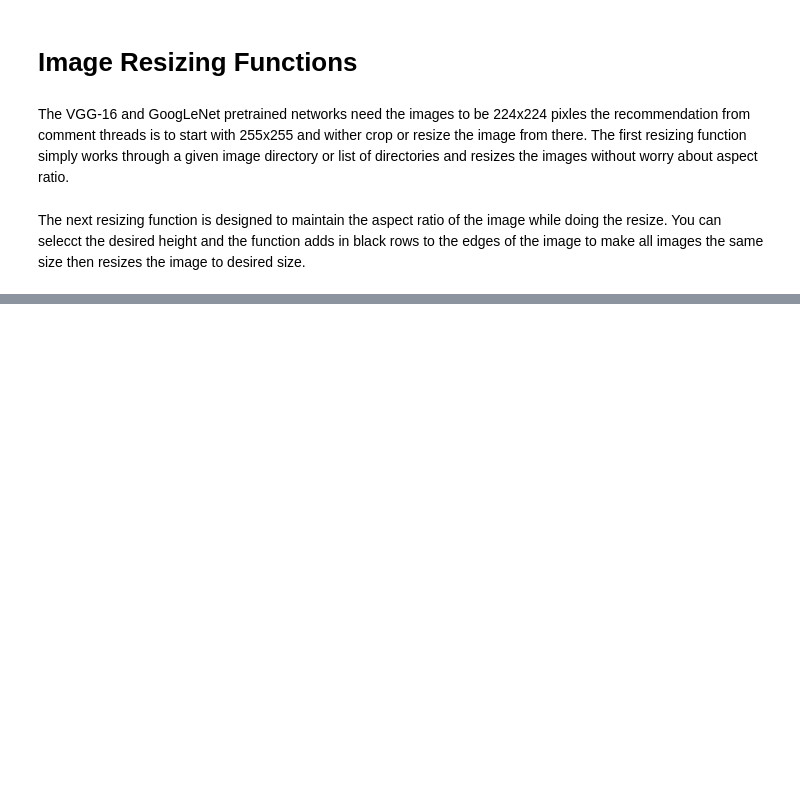
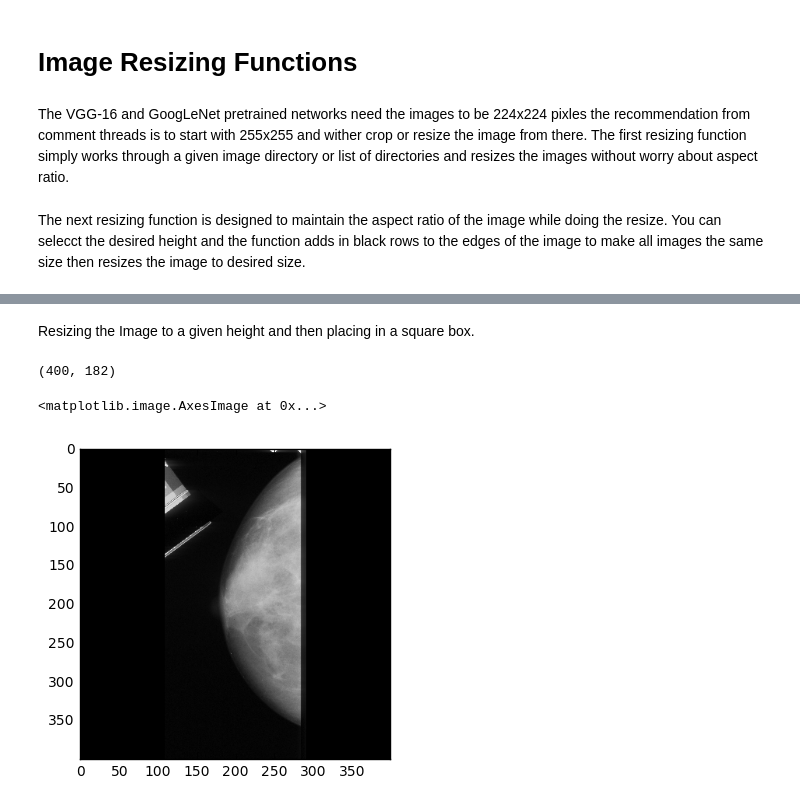
Before and after one commit to jnarhan/Breast_Cancer, a Jupyter notebook: src/img_preprocessing/Image_Resizing.ipynb, the cells around one changed output, grey strips where cells are left out. Drawn from its saved outputs; the diff is of its cells as text; code cells hidden in the pictures; blank space fills up the shorter version.

Commit message:
Added Code to show Resizing Maintaining Aspect Ratio
Still need to functionalize the Resizing Algorithm.

```diff
--- a/src/img_preprocessing/Image_Resizing.ipynb
+++ b/src/img_preprocessing/Image_Resizing.ipynb
@@ -37,0 +89,16 @@ import matplotlib.pyplot as plt
+# %% [markdown]
+Resizing the Image to a given height and then placing in a square box.
+# %%
+height = 400
+width = int((height/img_h)*img_w)
+print(height,width)
+size = im.resize((width,height), resample=Image.LANCZOS)
+background = Image.new('L', (height,height), (0))
+bg_w, bg_h = background.size
+offset = ((bg_w - width) // 2, (bg_h - height) // 2) # Use // division in Python 3.5
+background.paste(size, offset)
+plt.imshow(background,cmap = plt.get_cmap('gray'))
+# %% [output]
+(400, 182)
+<matplotlib.image.AxesImage at 0x...>
+[figure, added]
```
Also changed, not shown: parts of 7 cells of this notebook.
